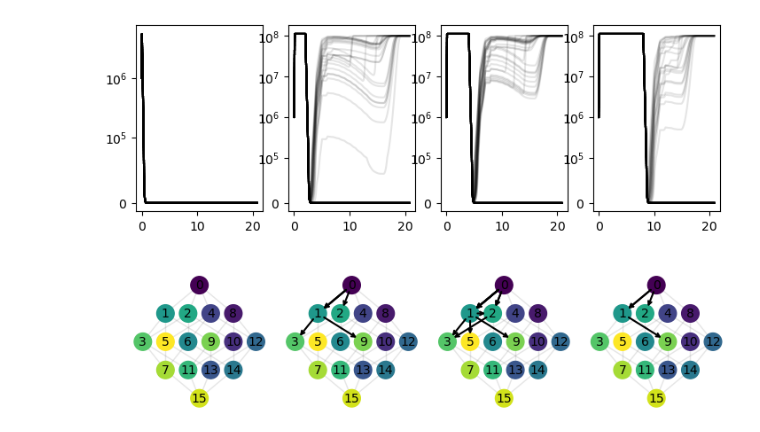
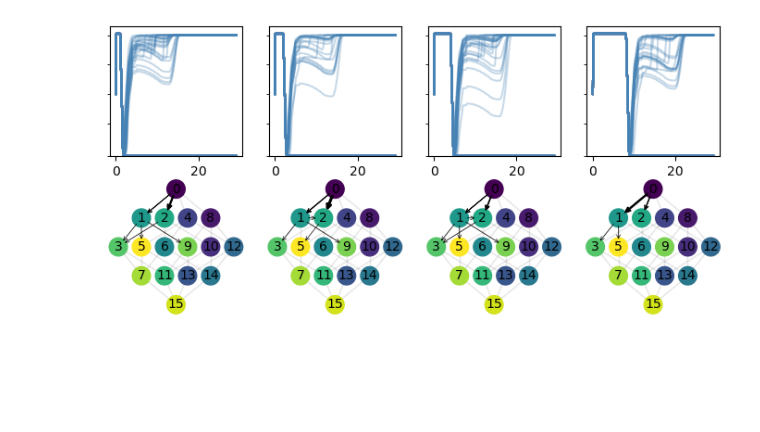
Before and after one commit to eshanking/seascapes_figures, a Jupyter notebook: figure_code/equilibrium_time_analysis.ipynb, the cells around one changed output. Drawn from its saved outputs; the diff is of its cells as text; code cells hidden in the pictures; blank space fills up the shorter version.

Commit message:
new analysis

```diff
--- a/figure_code/equilibrium_time_analysis.ipynb
+++ b/figure_code/equilibrium_time_analysis.ipynb
@@ -4,7 +4,9 @@ from fears.experiment import Experiment
 import numpy as np
 import matplotlib.pyplot as plt
 import pickle
-from fears.utils import stats, plotter
+from fears.utils import stats, plotter, pharm
+import scipy.stats as spstats
+import os
 
 # k_abs = [0.005,0.007,0.009,0.011]
 
@@ -24,16 +26,15 @@ options = {
     'dwell':True,
     'dwell_time':24*4,
     'death_model':'pharmacodynamic',
-    'k_elim':0,
-    'n_timestep':500,
+    'n_timestep':700,
     'plot':False,
     'k_abs':0.95,
-    'k_elim':0.00839,
+    'k_elim':0,
     'max_dose':20,
-    'regimen_length':14*24,
+    'regimen_length':10*24,
 }
 
-eq_times = [0,2*24,4*24,8*24]
+eq_times = [1,2*24,4*24,8*24]
 n_sims = 100
 debug=False
 
@@ -49,12 +50,12 @@ e = Experiment(experiment_type=experiment_type,
 # %%
 e.run_experiment()
 # %%
-# exp = pickle.load(open(e.experiment_info_path,'rb'))
-exp = pickle.load(open('./results/results_03052024_0006/experiment_info_03052024_0006.p','rb'))
+exp = pickle.load(open(e.experiment_info_path,'rb'))
+# exp = pickle.load(open('./results/results_03062024_0000/experiment_info_03062024_0000.p','rb'))
 
 p = exp.populations[0]
 
-fig,ax_list = plt.subplots(ncols=4,nrows=2,figsize=(8.5,6))
+fig,ax_list = plt.subplots(ncols=4,nrows=2,figsize=(8.5,4))
 
 
 km_data = stats.km_curve(exp=exp,resistance_outcome=[14,15])
@@ -70,54 +71,86 @@ landscape_options = {'node_size':200,
                     'square':True,'node_label':'base10','arrowprops':arrowprops,
                     'resize_param':0.01,'edge_alpha':0.1,'textsize':10}
 
+cc = plotter.gen_color_cycler()
+colors = cc.by_key()['color']
+linestyles = cc.by_key()['linestyle']
+
 for i in range(len(eq_times)):
-    ax = ax_list[0,i]
+
+    exp_folder = exp.exp_folders[i]
+    sim_files = os.listdir(exp_folder)
+
     for sim_num in range(n_sims):
-
+        ax = ax_list[0,i]
         y = stats.get_population_timetrace(sim_num=sim_num,condition_num=i,exp=exp)
 
         t = np.arange(len(y))/24
 
-        ax.plot(t,y,color='black',alpha=0.1)
+        ax.plot(t,y,color='steelblue',alpha=0.3)
 
         ax.set_yscale('symlog',linthresh=10**5)
 
         # ax = ax_list[1,i]
 
+        # sim_path = os.path.join(exp_folder,sim_files[sim_num])
+        # f = open(sim_path,'rb')
+        # data = pickle.load(f)
+
+        # data = data['counts']
+
+        # data = np.divide(data.T,np.sum(data,axis=1)).T
+
+        # for j in range(16):
+        #     ax.plot(t,data[:,j],color=colors[j],alpha=0.3)
+
+
+    ax_list[0,i].set_yticks([])
+    # ax_list[1,i].set_yticks([])
+        # ax.set_yscale('symlog',linthresh=10**-3)
+
+    ###########################################################################
     ax = ax_list[1,i]
     traj_list = []
     for sim_num in range(n_sims):
 
         data = stats.get_sim_data(sim_num=sim_num,condition_num=i,exp=exp)
         trajectory = [0]
         for t in range(len(data[:,0])):
             pop = data[t,:]
             max_gen = np.argmax(pop)
             if max_gen != trajectory[-1]:
                 trajectory.append(max_gen)
 
-        traj_list.append(trajectory)
+        if len(trajectory) > 1:
+            traj_list.append(trajectory)
 
-    traj_list = list(set([tuple(traj) for traj in traj_list]))
-    plotter.plot_landscape(p,trajectory_list=traj_list,conc=np.mean(p.drug_curve),ax=ax,
-                           colorbar=False,**landscape_options)
+    # count the number of each unique trajectory
 
-# for i,key in enumerate(prop_data1.keys()):
+    traj_list = [tuple(traj) for traj in traj_list]
 
-#     ax = ax_list[2,i]
+    traj_list_unique = list(set([tuple(traj) for traj in traj_list]))
 
-#     t = np.arange(len(prop_data1[key]))/24
-#     ax.plot(t,prop_data1[key],label='1',linewidth=2,color=cmap(4))
-#     t = np.arange(len(prop_data2[key]))/24
-#     ax.plot(t,prop_data2[key],label='2',linewidth=2,color=cmap(5))
-#     t = np.arange(len(prop_data2[key]))/24
-#     ax.plot(t,prop_data3[key],label='3',linewidth=2,color=cmap(6))
+    traj_list_count = np.zeros((len(traj_list_unique)))
 
-#     ax.set_yscale('symlog',linthresh=10**-3)
-#     ax.set_yticks([])
+    for j,traj in enumerate(traj_list_unique):
+        traj_list_count[j] = traj_list.count(traj)
+
+    traj_list_count = 10*(np.array(traj_list_count)/np.sum(traj_list_count))**2
+
+    traj_list_count[traj_list_count < 0.5] = 0.5
+
+    plotter.plot_landscape(p,trajectory_list=traj_list_unique,conc=np.mean(p.drug_curve),ax=ax,
+                           colorbar=False,weight_list=traj_list_count,**landscape_options)
+
+    ###########################################################################
 
 
+for ax in ax_list[0,1:]:
+    ax.set_yticklabels([])
 
-# fig.tight_layout()
+for ax in ax_list[0,:]:
+    ax.set_ylim(-100,2*10**8)
+
+fig.savefig('../figures/equilibrium_analysis.pdf',bbox_inches='tight')
 # %% [output]
-[figure, old version]
+[figure, new version]
```
Also changed, not shown: parts of 4 cells of this notebook, 4 other files.
